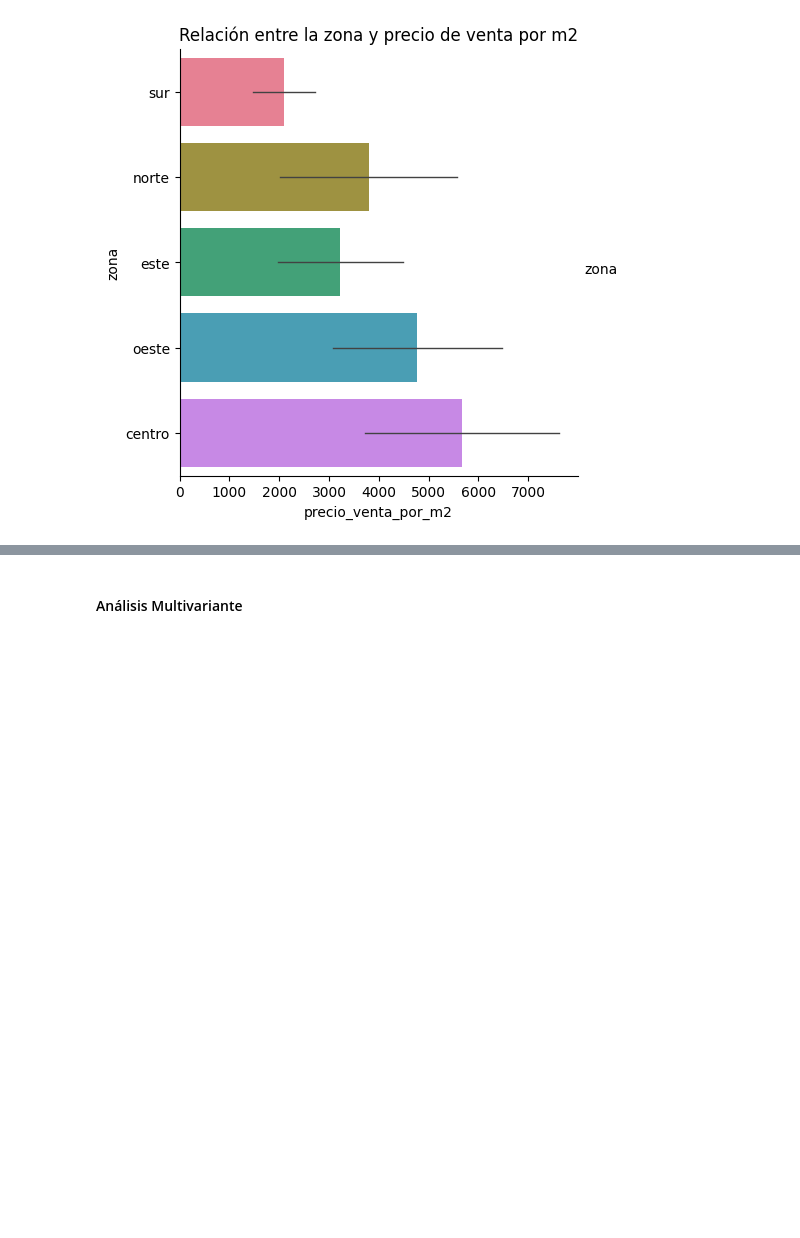
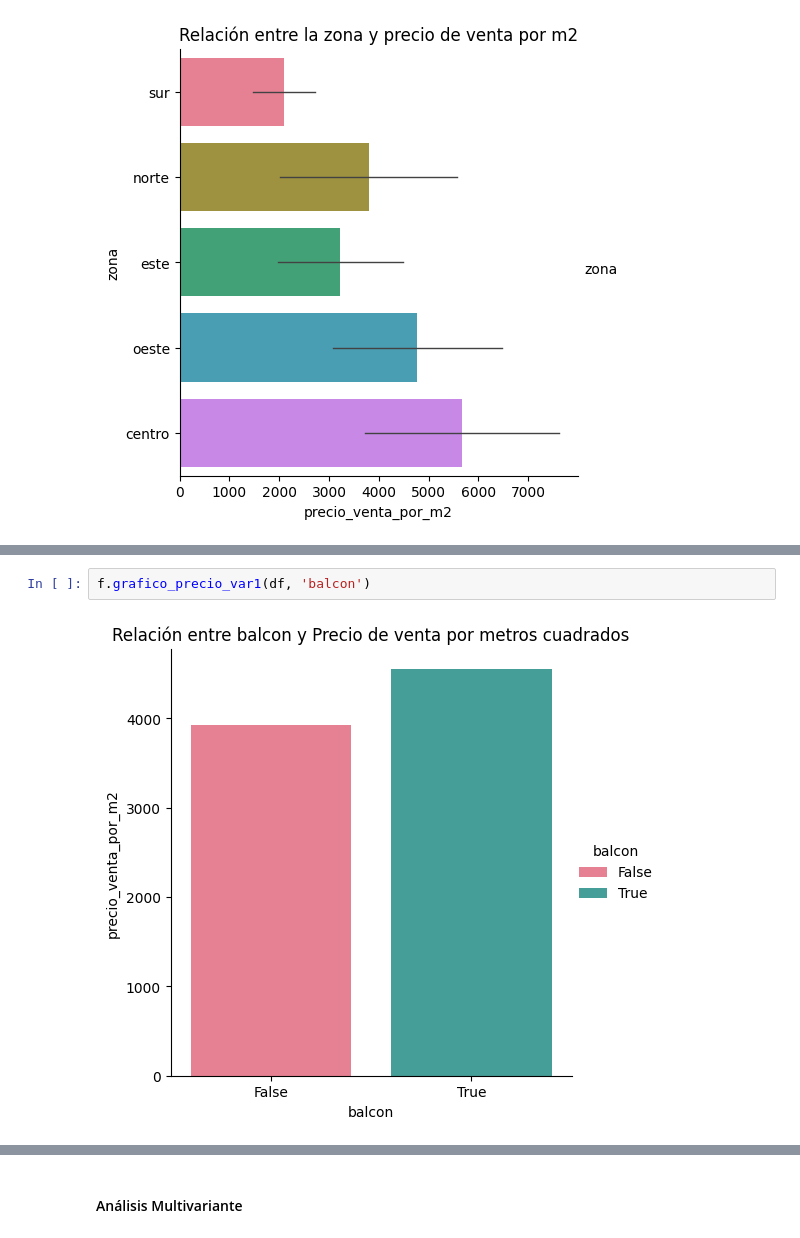
Before and after one commit to mariaortizz/EDA_Viviendas_Madrid, a Jupyter notebook: src/notebook.ipynb, the cells around one changed output, grey strips where cells are left out. Saved outputs shown, nothing was run; the diff lists cells and outputs as text; blank space fills up the shorter version.

```diff
--- a/src/notebook.ipynb
+++ b/src/notebook.ipynb
@@ -188,0 +193,4 @@ f.grafico_precio_zona(df)
+# %%
+f.grafico_precio_var1(df, 'balcon')
+# %% [output]
+[figure, added]
```
Also changed, not shown: parts of 7 cells of this notebook, 1 other file.
